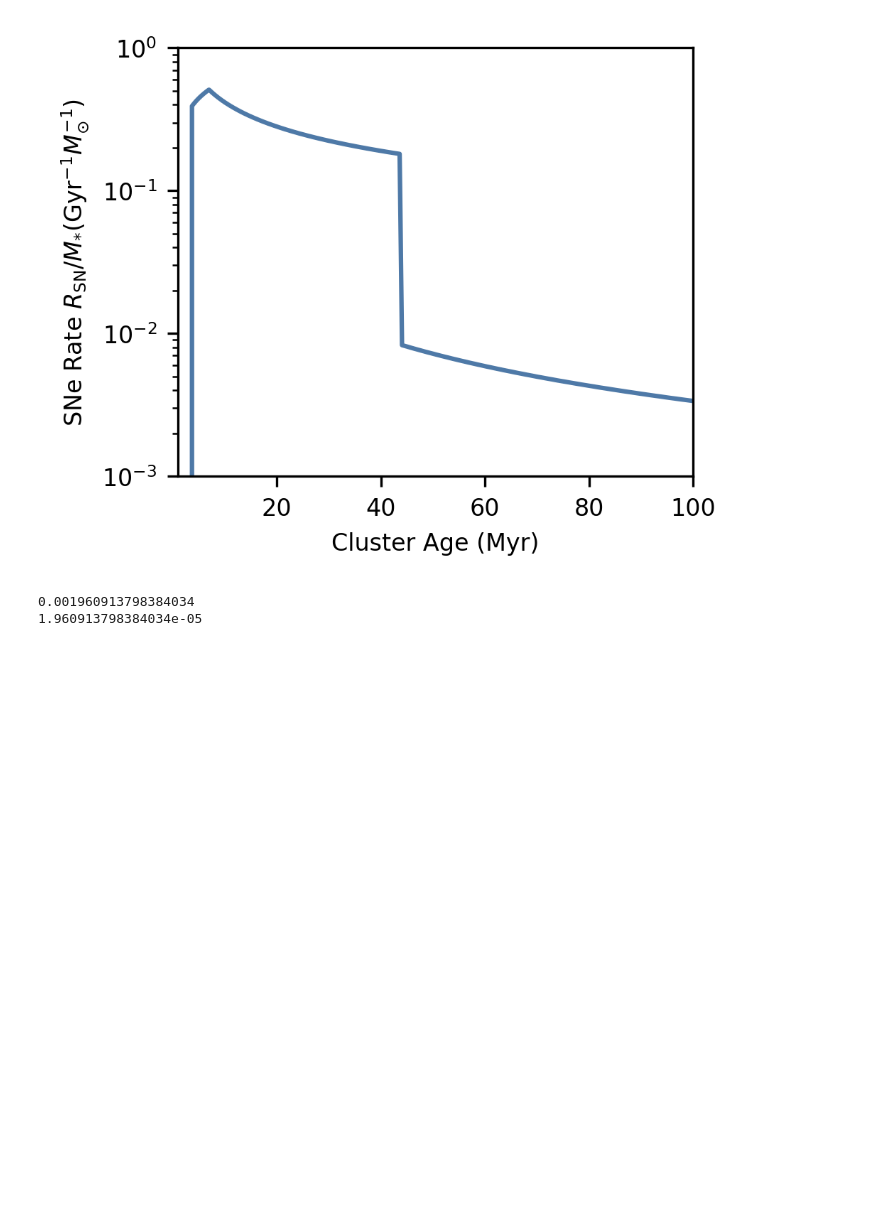
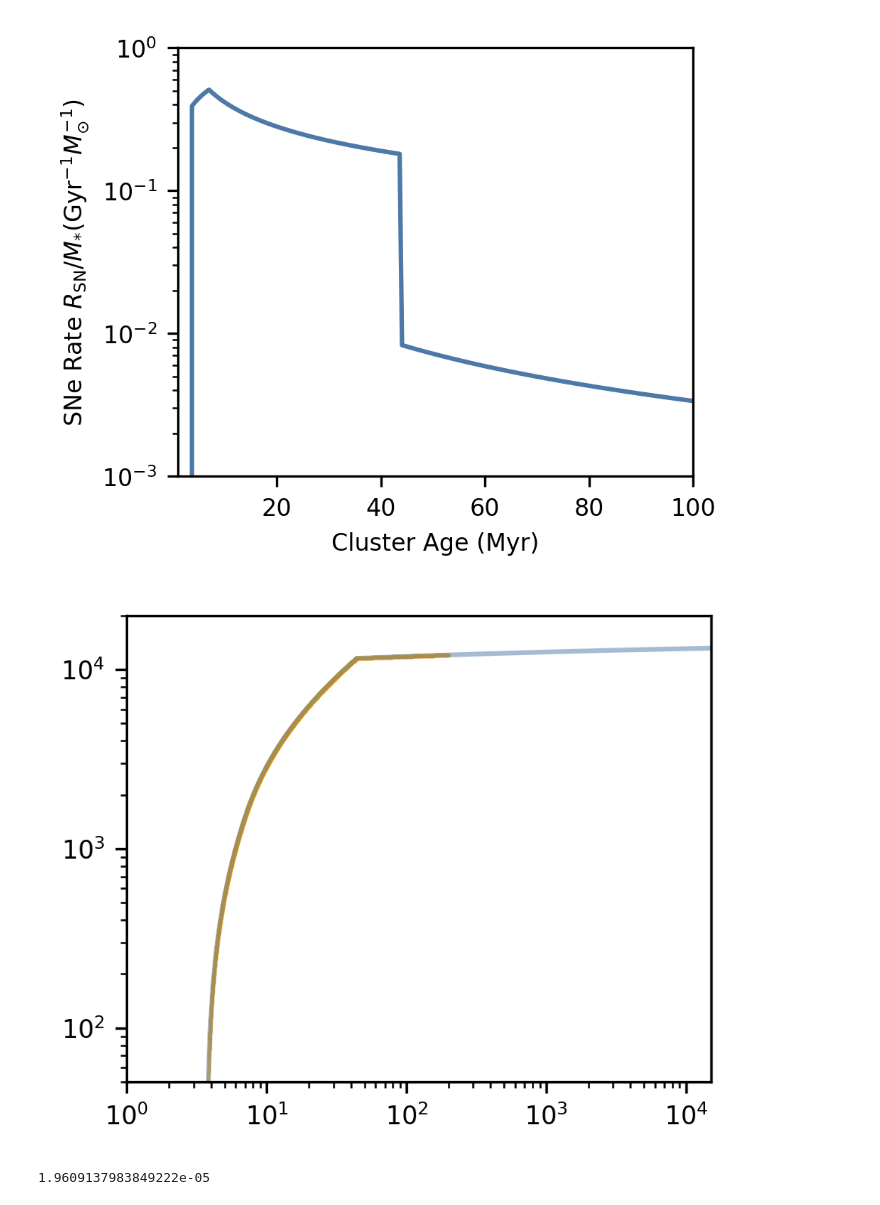
Before and after one commit to zunyibrt/CGM_ICs, a Jupyter notebook: ipynb/sn_times.ipynb, the cells around one changed output. Saved outputs shown, nothing was run; the diff lists cells and outputs as text; code cells hidden in the pictures; blank space fills up the shorter version.

Commit message:
update notebooks and check outputs

```diff
--- a/ipynb/sn_times.ipynb
+++ b/ipynb/sn_times.ipynb
@@ -52,6 +50,8 @@ plt.show()
 # %% [output]
 [figure]
 # %%
+# Sanity check: integrate rate to get total number of SNe per solar mass formed
+
 # t in gyr
 def n_sn(t):
     if (t < t1):
@@ -68,43 +68,43 @@ def n_sn_ia(t):
         return ((a4*t3)/(s3+1))*(np.power(t/t3,s3+1)-1)/1000
     else:
         return 0
 
 def get_t_list(M,t_end):
     n1 = n_sn(t2)*M
     n2 = n_sn(t3)*M
     n_end = n_sn(t_end)*M
 
     # print(n1, n2, n_end)
 
     def get_sn_t(n):
         if (n < n1):
             return t1*np.power(((1000*n*(s1+1))/(M*a1*t1))+1,1/(s1+1))
         elif (n < n2):
             return t2*np.power(((1000*(n-n1)*(s2+1))/(M*a2*t2))+1,1/(s2+1))
         else:
             return t3*np.power(((1000*(n-n2)*(s3+1))/(M*a4*t3))+1,1/(s3+1))
 
     last_sn = np.floor(n_end)
 
     return np.array([get_sn_t(n) for n in np.arange(1,last_sn+1)])
 
 
 # Testing
 test_M = 1e6
 sn_times = get_t_list(test_M,200)
 
-# plt.figure()
-# plt.plot(t_range, [test_M*n_sn(t) for t in t_range])
-# plt.scatter(sn_times,[n+1 for n in range(len(sn_times))])
-# plt.yscale('log')
-# plt.xscale('log')
-# plt.ylim([5e-5*test_M,2e-2*test_M])
-# plt.xlim([1e0,1.5e4])
-# plt.show()
+plt.figure()
+plt.plot(t_range, [test_M*n_sn(t) for t in t_range],alpha=0.5, label='Total SNe')
+plt.scatter(sn_times,[n+1 for n in range(len(sn_times))], s=.1, color='orange', alpha=0.5)
+plt.yscale('log')
+plt.xscale('log')
+plt.ylim([5e-5*test_M,2e-2*test_M])
+plt.xlim([1e0,1.5e4])
+plt.show()
 
-dx = np.diff(sn_times)
-print(np.min(dx)) # in Myr
-print(np.min(dx)/100) # good, time steps are smaller than 4e-5
+# Sanity check: timesteps are small enough to resolve SNe events (i.e. no more than 1 SN per time step)
+dt = np.diff(sn_times)
+print(np.min(dt)/100) # good, time steps are smaller
 # %% [output]
+[figure, added]
-0.001960913798384034
-1.960913798384034e-05
+1.9609137983849222e-05
```
Also changed, not shown: parts of 3 cells of this notebook, 14 other files.
